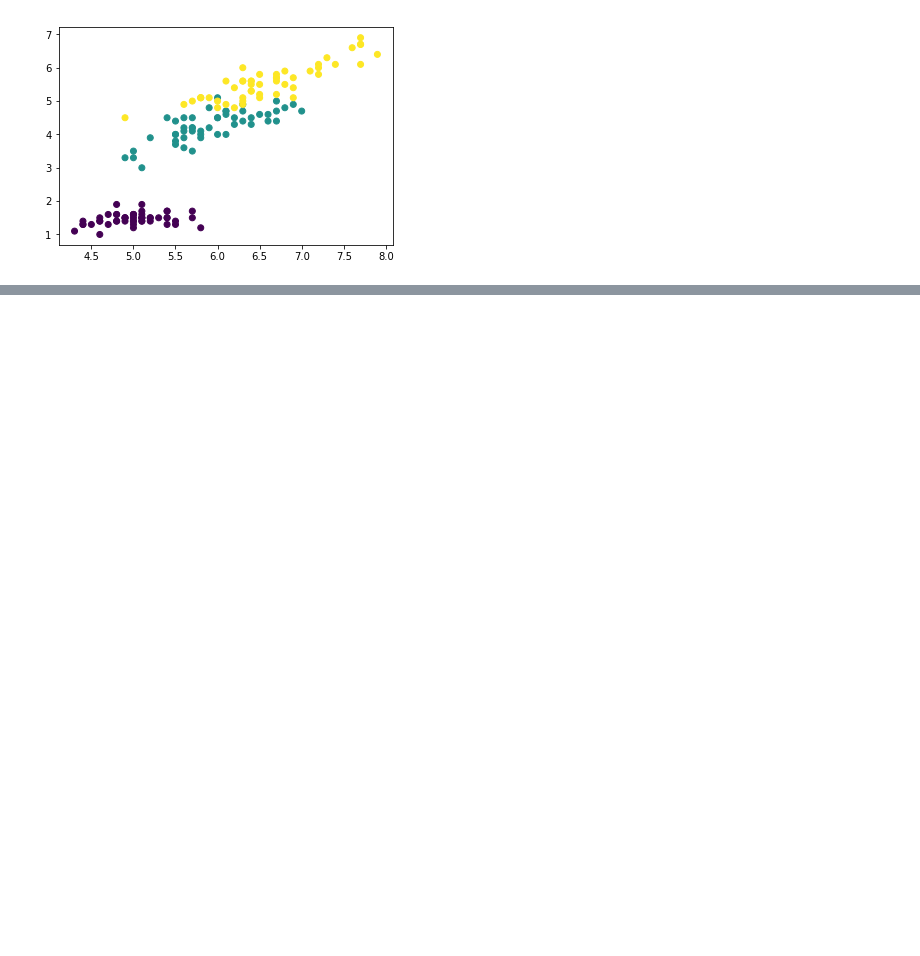
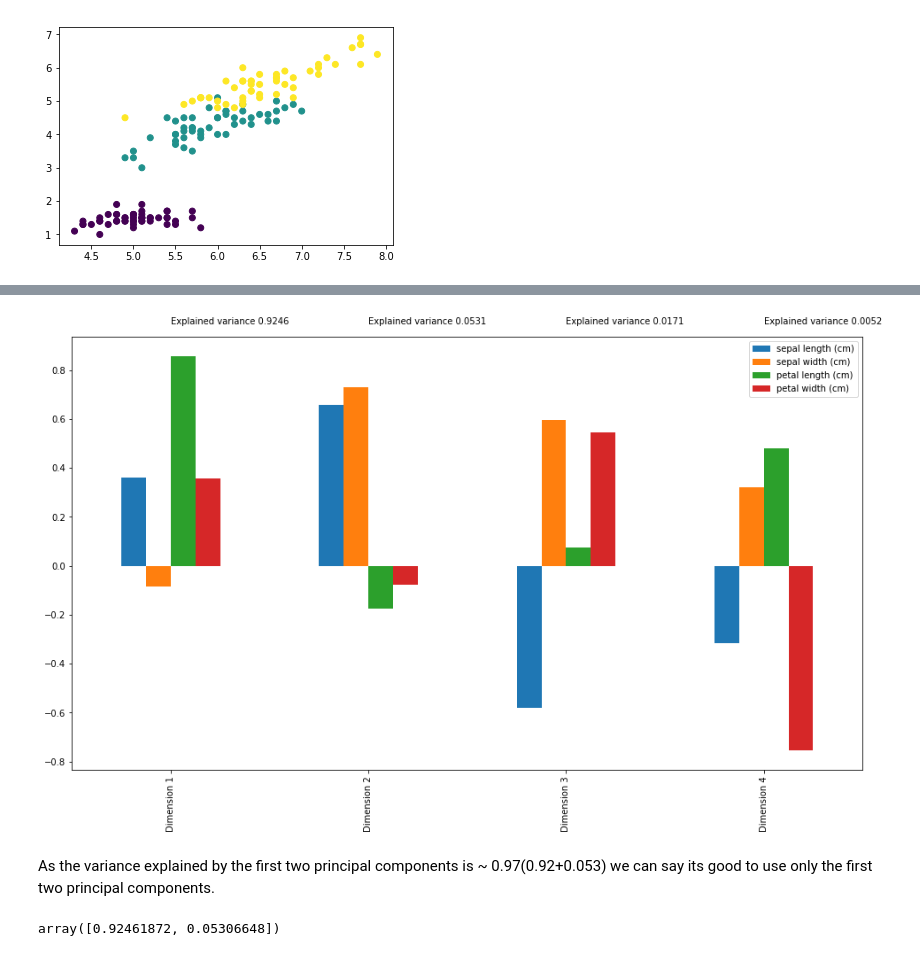
Before and after one commit to berksalmanoglu/CMPE407, a Jupyter notebook: 09-Unsupervised Learning/09-KMeans Clustering.ipynb, the cells around one changed output, grey strips where cells are left out. Drawn from its saved outputs; the diff is of its cells as text; code cells hidden in the pictures; blank space fills up the shorter version.

```diff
--- a/09-Unsupervised Learning/09-KMeans Clustering.ipynb
+++ b/09-Unsupervised Learning/09-KMeans Clustering.ipynb
@@ -32,0 +24,5 @@ KMeans(algorithm='auto', copy_x=True, init='k-means++', max_iter=300,
+# %%
+from sklearn.decomposition import PCA
+pca = PCA(n_components=4)
+pca.fit(iris_df.data)
+pca.explained_variance_ratio_
@@ -32,0 +43,10 @@ KMeans(algorithm='auto', copy_x=True, init='k-means++', max_iter=300,
+# %%
+dimensions = ['Dimension {}'.format(i) for i in range(1,len(pca.components_)+1)]
+
+components = pd.DataFrame(pca.components_,columns=iris_df.feature_names)
+components.index = dimensions
+
+variance = pd.DataFrame(pca.explained_variance_ratio_, columns=['Explained Variance'])
+variance.index = dimensions
+
+pd.concat([variance,components], axis=1)
@@ -32,0 +59,18 @@ KMeans(algorithm='auto', copy_x=True, init='k-means++', max_iter=300,
+# %%
+fig, ax = plt.subplots(figsize=(16,9))
+components.plot(kind='bar', ax=ax)
+ax.set_xticklabels(dimensions)
+for i,variance in enumerate(pca.explained_variance_ratio_):
+    ax.text(i,ax.get_ylim()[1]+0.05,'Explained variance {}'.format(np.round(variance,4)))
+plt.show()
+# %% [output]
+[figure, added]
+# %% [markdown]
+As the variance explained by the first two principal components is ~ 0.97(0.92+0.053) we can say its good to use only the first two principal components.
+# %%
+from sklearn.decomposition import PCA
+pca = PCA(n_components=2)
+pca.fit(iris_df.data)
+pca.explained_variance_ratio_
+# %% [output]
+array([0.92461872, 0.05306648])
```
Also changed, not shown: parts of 13 cells of this notebook.
